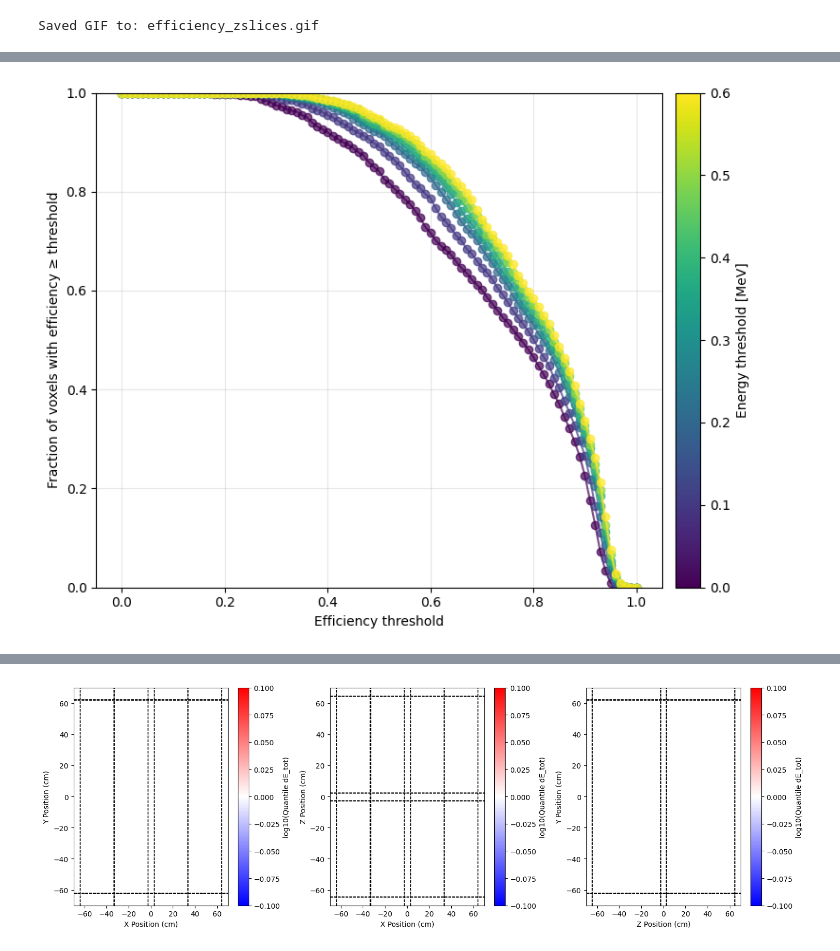
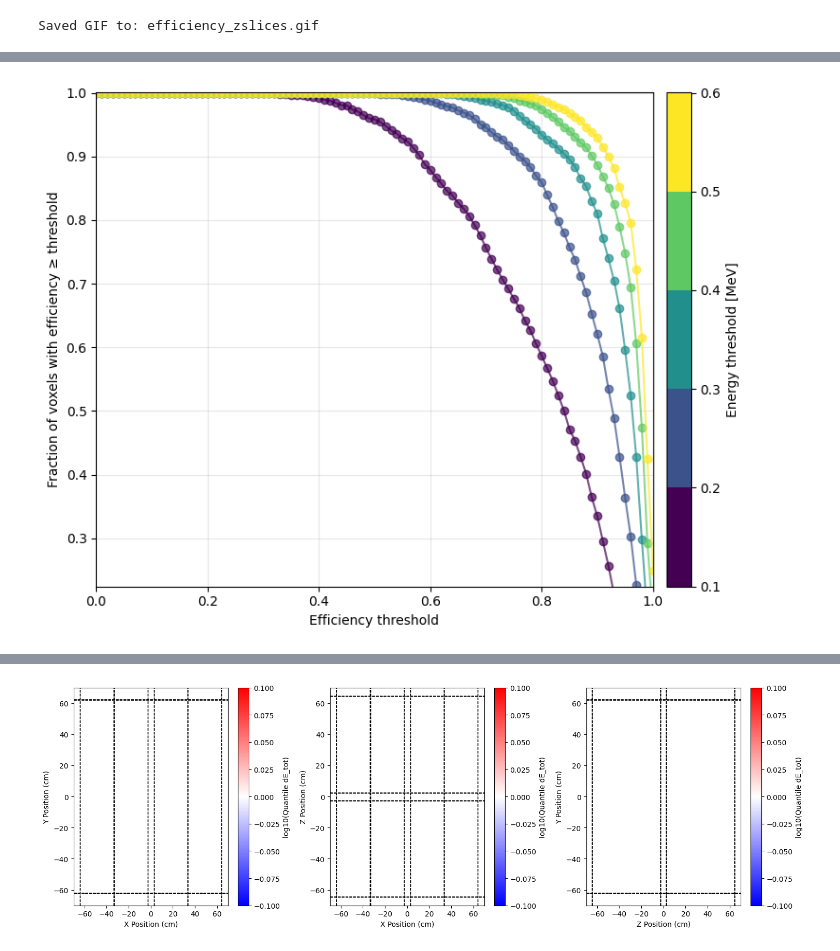
Before and after one commit to jvmead/light_file_processing, a Jupyter notebook: plotting_sum_hit_analysis_multi_threshold.ipynb, the cells around one changed output, grey strips where cells are left out. Cells and saved outputs as stored; diff of their text form; code cells hidden in the pictures.

```diff
--- a/plotting_sum_hit_analysis_multi_threshold.ipynb
+++ b/plotting_sum_hit_analysis_multi_threshold.ipynb
@@ -1040,7 +1057,7 @@ def plot_efficiency_cdf_multi(
 
     plt.show()
 # %%
-energy_thresholds_MeV = np.logspace(-3, 3, 7)
+energy_thresholds_MeV = np.logspace(-3, 3, 13)
 det_true_reco_x_trfms = []
 det_true_reco_y_trfms = []
 det_true_reco_z_trfms = []
@@ -1079,6 +1096,9 @@ plot_efficiency_cdf_multi(
     bins_x=xbinst,
     bins_y=ybinst,
     bins_z=zbinst,
-    energy_thresholds=energy_thresholds_MeV
+    energy_thresholds=energy_thresholds_MeV,
+    #logx = True,
+    #logy = True,
+    logz = True
 )
 # %% [output]
@@ -1086,5 +1106,5 @@ plot_efficiency_cdf_multi(
 # %%
-energy_thresholds_MeV = np.linspace(0.0, 0.6, 7)
+energy_thresholds_MeV = np.linspace(0.1, 0.6, 5)
 det_true_reco_x_trfms = []
 det_true_reco_y_trfms = []
 det_true_reco_z_trfms = []
@@ -1099,32 +1119,32 @@ for ethr in energy_thresholds_MeV:
     det_true_reco_y_trfms.append(
         det_true_reco_y_trfm[det_true_rec['dE_tot'] >= ethr]
     )
     det_true_reco_z_trfms.append(
         det_true_reco_z_trfm[det_true_rec['dE_tot'] >= ethr]
     )
     all_true_x_trfms.append(
         all_true_x_trfm[all_true['dE_tot'] >= ethr]
     )
     all_true_y_trfms.append(
         all_true_y_trfm[all_true['dE_tot'] >= ethr]
     )
     all_true_z_trfms.append(
         all_true_z_trfm[all_true['dE_tot'] >= ethr]
     )
 
 
 plot_efficiency_cdf_multi(
     x_A_list=det_true_reco_x_trfms,
     y_A_list=det_true_reco_y_trfms,
     z_A_list=det_true_reco_z_trfms,
     x_B_list=all_true_x_trfms,
     y_B_list=all_true_y_trfms,
     z_B_list=all_true_z_trfms,
     bins_x=xbinst,
     bins_y=ybinst,
     bins_z=zbinst,
     energy_thresholds=energy_thresholds_MeV,
-    log_scale_color=False
+    logz=False
 )
 # %% [output]
-[figure, old version]
+[figure, new version]
```
Also changed, not shown: parts of 9 cells of this notebook, 9 other files.
